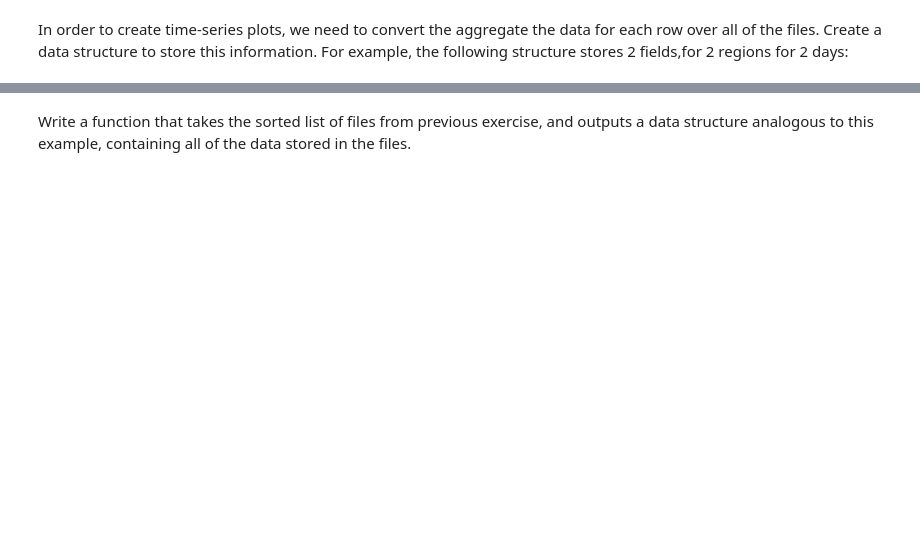
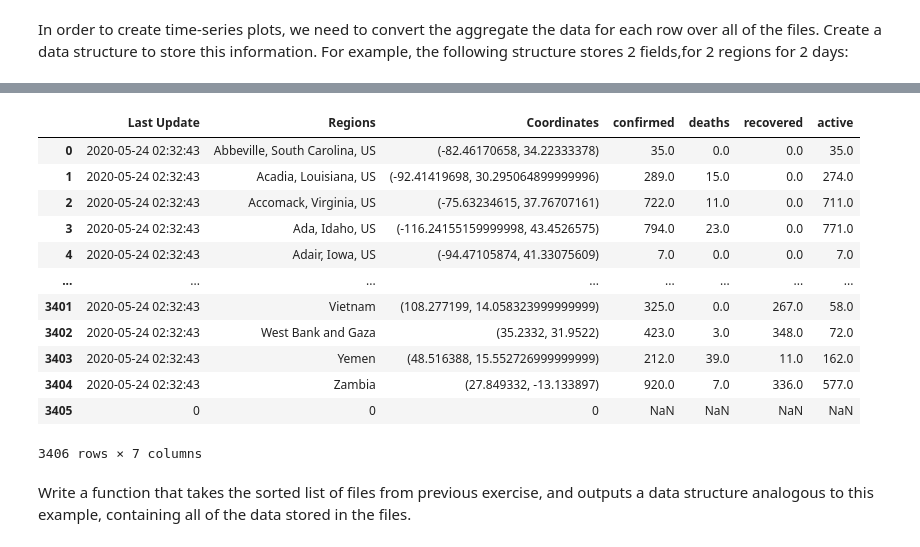
Before and after one commit to monicanm/DATA1401.2020.Fall, a Jupyter notebook: Exams/Final/Final.ipynb, the cells around one changed output, grey strips where cells are left out. Drawn from its saved outputs; the diff is of its cells as text; code cells hidden in the pictures; blank space fills up the shorter version.

```diff
--- a/Exams/Final/Final.ipynb
+++ b/Exams/Final/Final.ipynb
@@ -57,2 +146,41 @@ In order to create time-series plots, we need to convert the aggregate the data
+# %%
+Regions = list(map(lambda x: x.split("\n")[0],df[df.columns[11]][0:-1]))
+last_update = list(map(lambda x: x.split("\n")[0],df[df.columns[4]][0:-1]))
+
+Latitude = df[df.columns[5]][0:-1]
+Longitude = df[df.columns[6]][0:-1]
+Coordinates = list(zip(Longitude,Latitude))
+
+Confirmed = df[df.columns[7]][0:-1]
+Deaths = df[df.columns[8]][0:-1]
+Recovered = df[df.columns[9]][0:-1]
+Active = df[df.columns[10]][0:-1]
+
+df["Last Update"]=last_update+[0.]
+df["Regions"]=Regions+[0.]
+
+df["Coordinates"]=Coordinates+[0.]
+
+df["confirmed"]=Confirmed+[0.]
+df["deaths"]=Deaths+[0.]
+df["recovered"]=Recovered+[0.]
+df["active"]=Active+[0.]
+
+x=df[df.columns[12:19]]
+x
+# %% [output]
+|  | Last Update | Regions | Coordinates | confirmed | deaths | recovered | active |
+| 0 | 2020-05-24 02:32:43 | Abbeville, South Carolina, US | (-82.46170658, 34.22333378) | 35.0 | 0.0 | 0.0 | 35.0 |
+| 1 | 2020-05-24 02:32:43 | Acadia, Louisiana, US | (-92.41419698, 30.295064899999996) | 289.0 | 15.0 | 0.0 | 274.0 |
+| 2 | 2020-05-24 02:32:43 | Accomack, Virginia, US | (-75.63234615, 37.76707161) | 722.0 | 11.0 | 0.0 | 711.0 |
+| 3 | 2020-05-24 02:32:43 | Ada, Idaho, US | (-116.24155159999998, 43.4526575) | 794.0 | 23.0 | 0.0 | 771.0 |
+| 4 | 2020-05-24 02:32:43 | Adair, Iowa, US | (-94.47105874, 41.33075609) | 7.0 | 0.0 | 0.0 | 7.0 |
+| ... | ... | ... | ... | ... | ... | ... | ... |
+| 3401 | 2020-05-24 02:32:43 | Vietnam | (108.277199, 14.058323999999999) | 325.0 | 0.0 | 267.0 | 58.0 |
+| 3402 | 2020-05-24 02:32:43 | West Bank and Gaza | (35.2332, 31.9522) | 423.0 | 3.0 | 348.0 | 72.0 |
+| 3403 | 2020-05-24 02:32:43 | Yemen | (48.516388, 15.552726999999999) | 212.0 | 39.0 | 11.0 | 162.0 |
+| 3404 | 2020-05-24 02:32:43 | Zambia | (27.849332, -13.133897) | 920.0 | 7.0 | 336.0 | 577.0 |
+| 3405 | 0 | 0 | 0 | NaN | NaN | NaN | NaN |
+3406 rows × 7 columns
 # %% [markdown]
 Write a function that takes the sorted list of files from previous exercise, and outputs a data structure analogous to this example, containing all of the data stored in the files.
```
Also changed, not shown: parts of 20 cells of this notebook.
